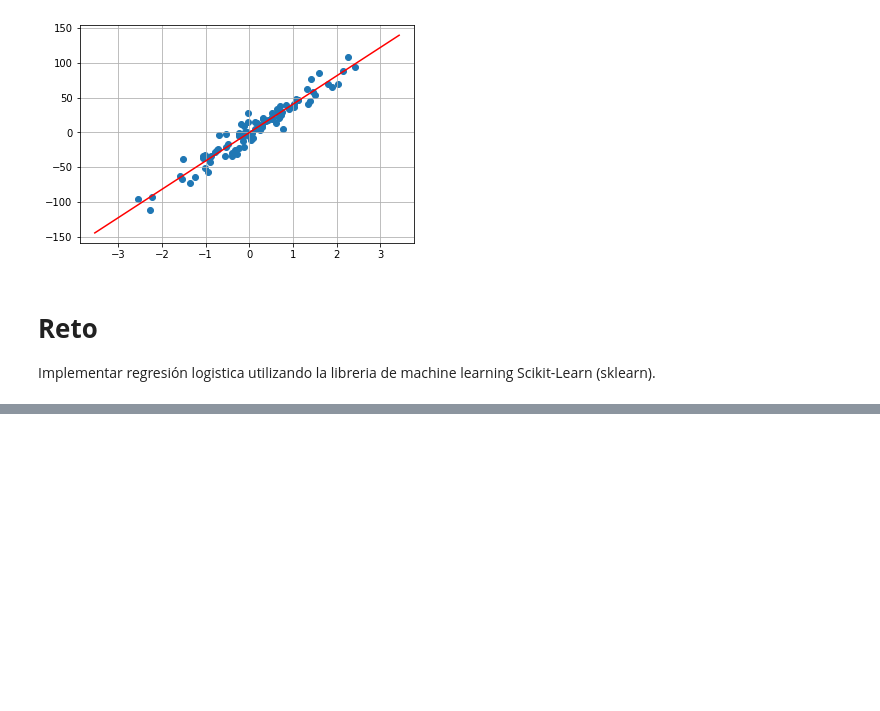
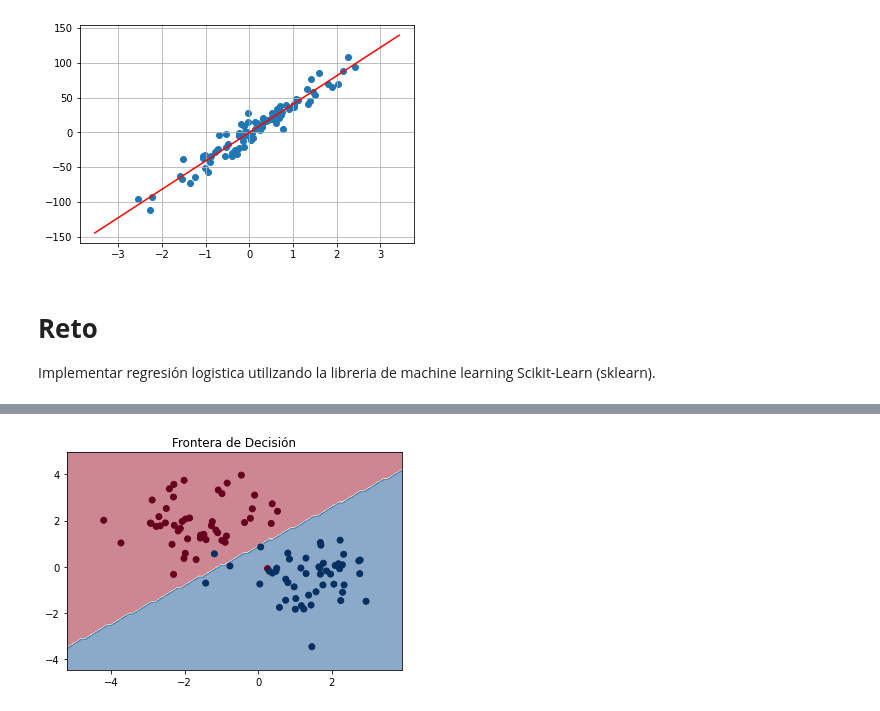
Before and after one commit to alejotoro-o/Curso-Fundamentos-de-Deep-Learning, a Jupyter notebook: lab1_logistic_regression.ipynb, the cells around one changed output, grey strips where cells are left out. Drawn from its saved outputs; the diff is of its cells as text; code cells hidden in the pictures; blank space fills up the shorter version.

```diff
--- a/lab1_logistic_regression.ipynb
+++ b/lab1_logistic_regression.ipynb
@@ -448,3 +448,18 @@ b = -0.37349623875857973
 # **Reto**
 
 Implementar regresión logistica utilizando la libreria de machine learning Scikit-Learn (sklearn).
+# %%
+def plotDecisionBoundarysklearn(X, model):
+
+  x_min, x_max = X[:, 0].min() - 1, X[:, 0].max() + 1
+  y_min, y_max = X[:, 1].min() - 1, X[:, 1].max() + 1
+  xx, yy = np.meshgrid(np.arange(x_min, x_max, 0.1), np.arange(y_min, y_max, 0.1))
+
+  grid = np.c_[xx.ravel(), yy.ravel()]
+  y_pred = model.predict(grid).reshape(xx.shape)
+  y_pred = y_pred > 0.5
+
+  plt.contourf(xx, yy, y_pred, cmap="RdBu", alpha=0.5)
+  plt.scatter(X[:,0], X[:,1], c=Y, cmap="RdBu") # Grafica de los datos
+  plt.title("Frontera de Decisión")
+  plt.show()
@@ -450,0 +494,4 @@ Implementar regresión logistica utilizando la libreria de machine learning Scik
+# %%
+plotDecisionBoundarysklearn(X, model)
+# %% [output]
+[figure, added]
```
Also changed, not shown: parts of 6 cells of this notebook, 3 other files.
